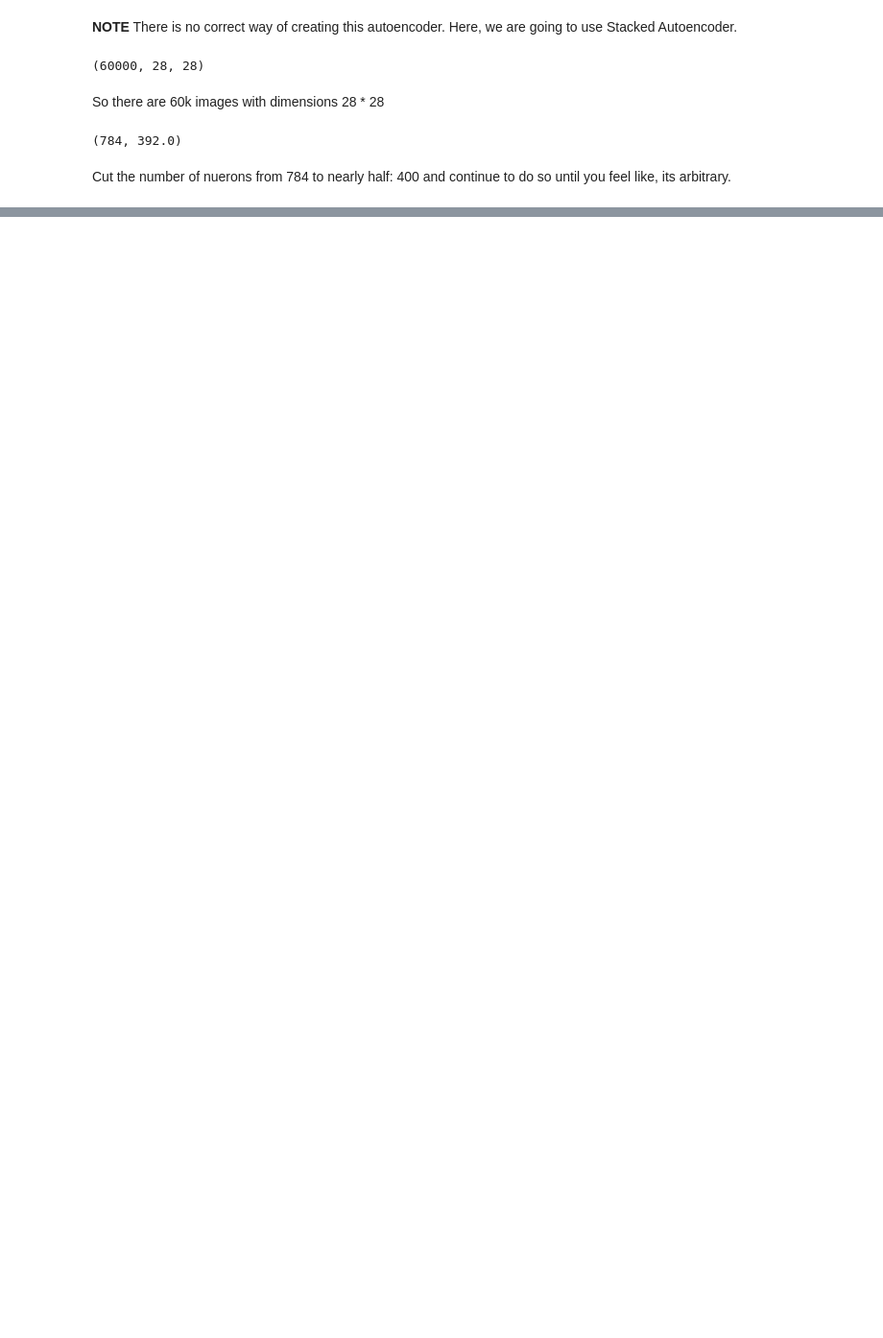
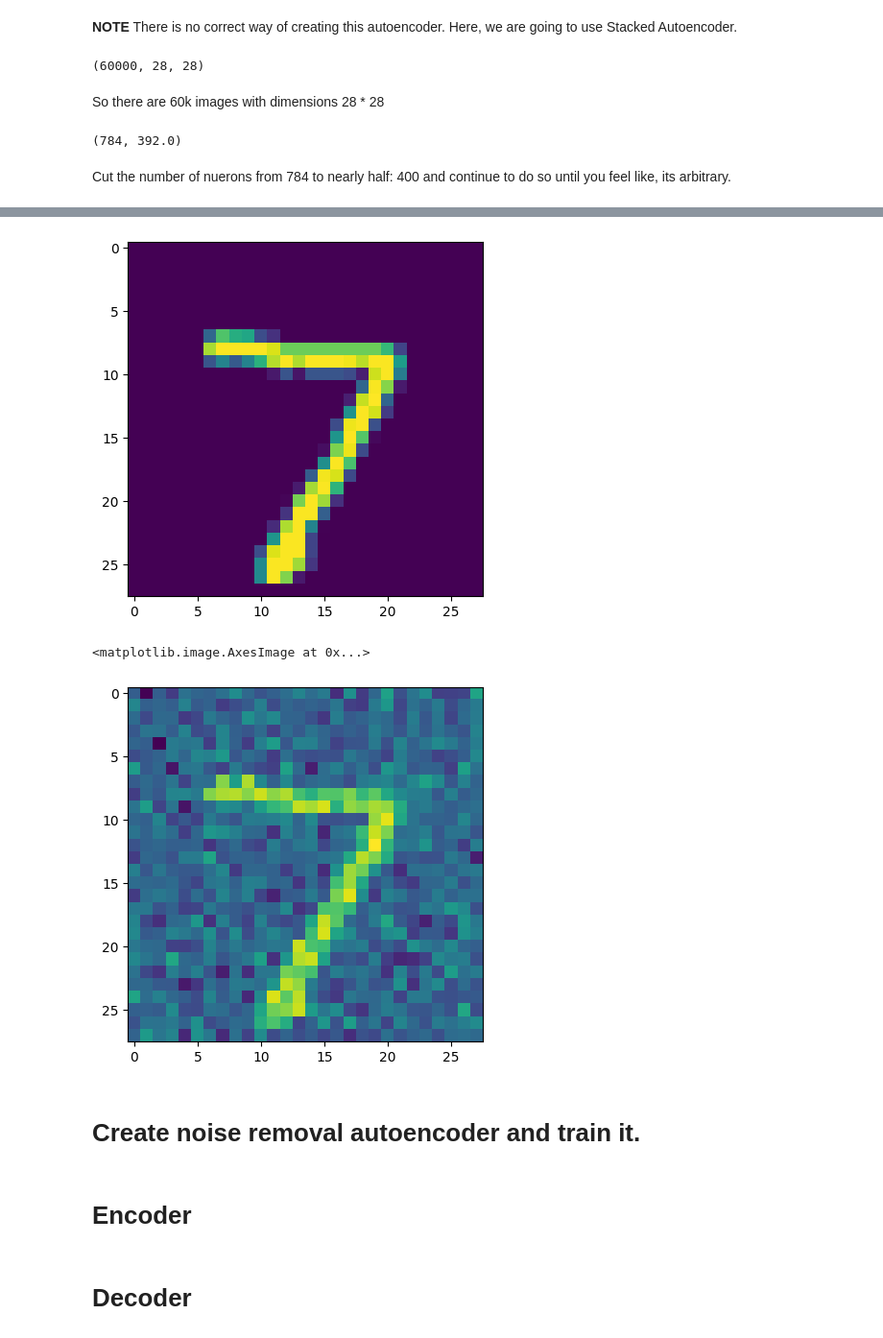
Before and after one commit to PrathamModi001/autoencoders, a Jupyter notebook: image_autoencoder.ipynb, the cells around one changed output, grey strips where cells are left out. Shown: that part at 96% size. Drawn from its saved outputs; the diff is of its cells as text; code cells hidden in the pictures; blank space fills up the shorter version.

```diff
--- a/image_autoencoder.ipynb
+++ b/image_autoencoder.ipynb
@@ -45,0 +126,15 @@ encoder.dense(Dense(25, activation="relu"))
+# %%
+sample = GaussianNoise(0.2)
+# %%
+noisey = sample(X_test[0:2],training=True)
+# %%
+plt.imshow(X_test[0]),
+plt.show(),
+
+plt.imshow(noisey[0])
+# %% [output]
+[figure, added]
+<matplotlib.image.AxesImage at 0x...>
+[figure, added]
+# %% [markdown]
+# Create  noise removal autoencoder and train it.
@@ -45,0 +143,2 @@ encoder.dense(Dense(25, activation="relu"))
+# %% [markdown]
+# Encoder
@@ -45,0 +160,2 @@ encoder.dense(Dense(25, activation="relu"))
+# %% [markdown]
+# Decoder
```
Also changed, not shown: parts of 21 cells of this notebook.
